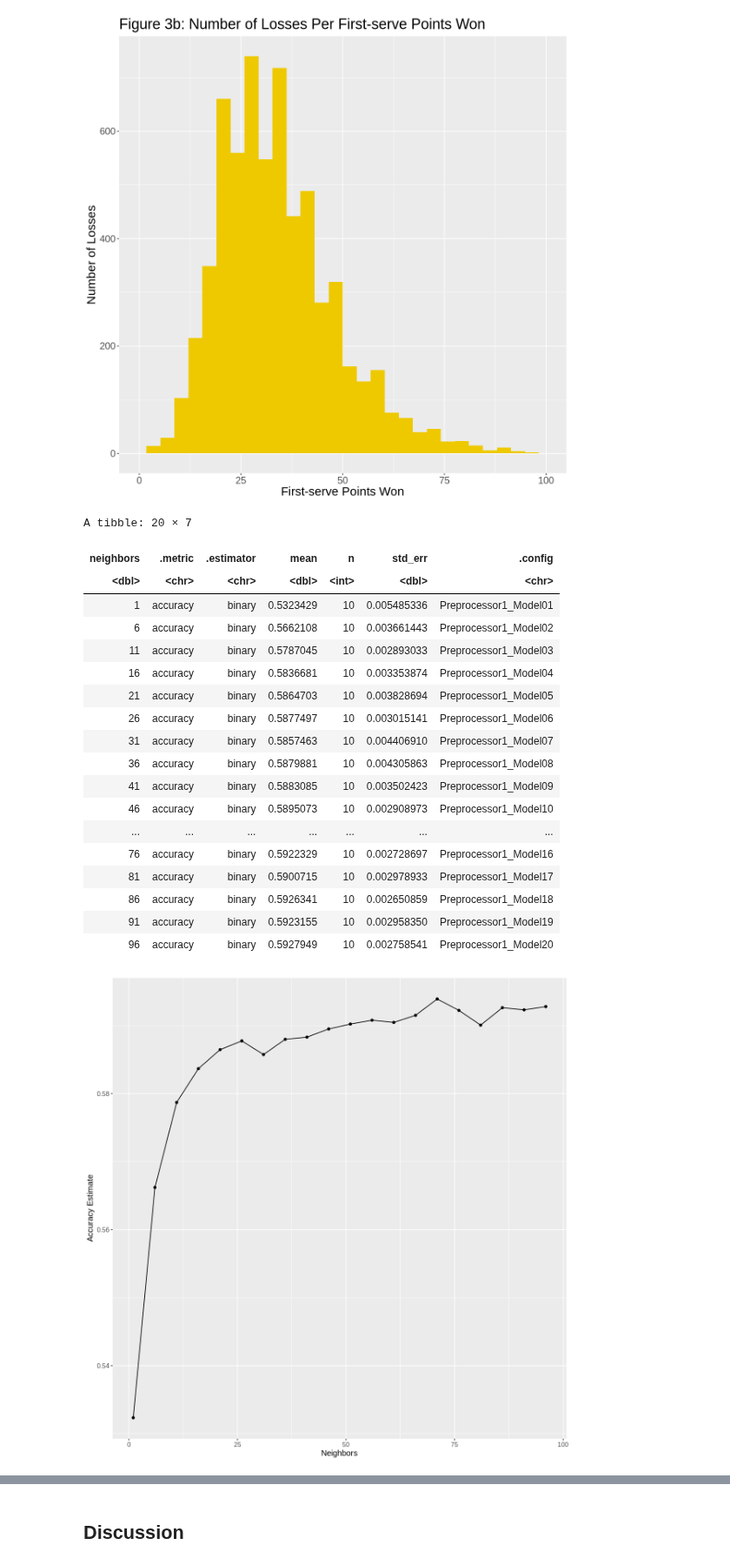
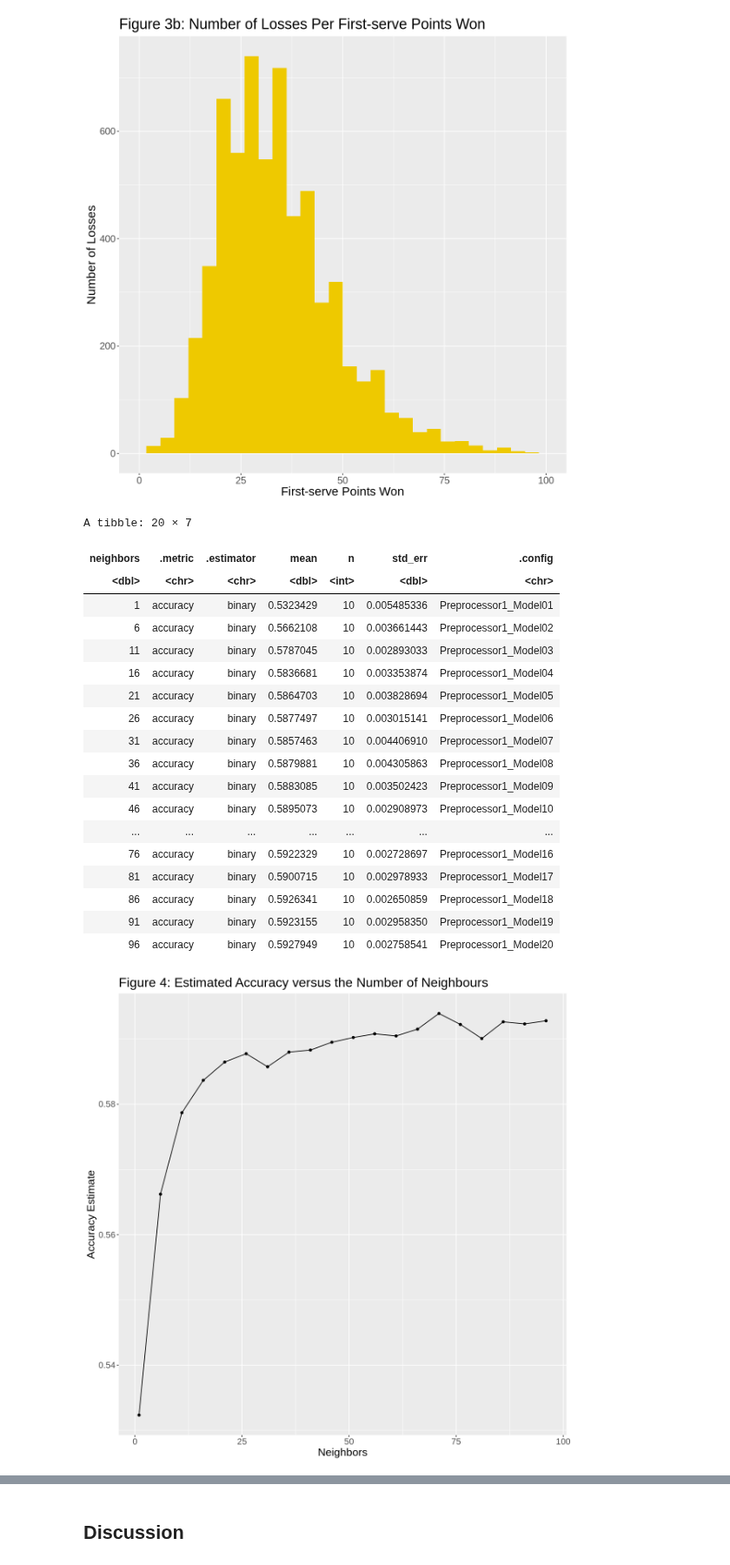
Before and after one commit to EllaShi7/DSCI-100-2022w2-Group-42-Project, a Jupyter notebook: Group_Project_Report.ipynb, the cells around one changed output, grey strips where cells are left out. Shown at 87% size. Cells and saved outputs as stored; diff of their text form; code cells hidden in the pictures.

```diff
--- a/Group_Project_Report.ipynb
+++ b/Group_Project_Report.ipynb
@@ -299,38 +299,40 @@ knn_results <- workflow() |>
   add_model(knn_spec) |>
   tune_grid(resamples = atp_vfold, grid = k_vals) |>
   collect_metrics()
+
+accuracies <- knn_results |>
+  filter(.metric == "accuracy")
+
+accuracies
+# %% [output]
+A tibble: 20 × 7
+| neighbors | .metric | .estimator | mean | n | std_err | .config |
+| <dbl> | <chr> | <chr> | <dbl> | <int> | <dbl> | <chr> |
+| 1 | accuracy | binary | 0.5323429 | 10 | 0.005485336 | Preprocessor1_Model01 |
+| 6 | accuracy | binary | 0.5662108 | 10 | 0.003661443 | Preprocessor1_Model02 |
+| 11 | accuracy | binary | 0.5787045 | 10 | 0.002893033 | Preprocessor1_Model03 |
+| 16 | accuracy | binary | 0.5836681 | 10 | 0.003353874 | Preprocessor1_Model04 |
+| 21 | accuracy | binary | 0.5864703 | 10 | 0.003828694 | Preprocessor1_Model05 |
+| 26 | accuracy | binary | 0.5877497 | 10 | 0.003015141 | Preprocessor1_Model06 |
+| 31 | accuracy | binary | 0.5857463 | 10 | 0.004406910 | Preprocessor1_Model07 |
+| 36 | accuracy | binary | 0.5879881 | 10 | 0.004305863 | Preprocessor1_Model08 |
+| 41 | accuracy | binary | 0.5883085 | 10 | 0.003502423 | Preprocessor1_Model09 |
+| 46 | accuracy | binary | 0.5895073 | 10 | 0.002908973 | Preprocessor1_Model10 |
+| ... | ... | ... | ... | ... | ... | ... |
+| 76 | accuracy | binary | 0.5922329 | 10 | 0.002728697 | Preprocessor1_Model16 |
+| 81 | accuracy | binary | 0.5900715 | 10 | 0.002978933 | Preprocessor1_Model17 |
+| 86 | accuracy | binary | 0.5926341 | 10 | 0.002650859 | Preprocessor1_Model18 |
+| 91 | accuracy | binary | 0.5923155 | 10 | 0.002958350 | Preprocessor1_Model19 |
+| 96 | accuracy | binary | 0.5927949 | 10 | 0.002758541 | Preprocessor1_Model20 |
 # %%
-accuracies <- knn_results |>
-  filter(.metric == "accuracy")
-
-accuracies
-
 accuracy_vs_k <- ggplot(accuracies, aes(x = neighbors, y = mean)) +
   geom_point() +
   geom_line() +
   labs(x = "Neighbors", y = "Accuracy Estimate") +
-  theme(text = element_text(size = 12))
+  ggtitle("Figure 4: Estimated Accuracy versus the Number of Neighbours") +
+  theme(text = element_text(size = 16))
 
 accuracy_vs_k
 # %% [output]
-A tibble: 20 × 7
-| neighbors | .metric | .estimator | mean | n | std_err | .config |
-| <dbl> | <chr> | <chr> | <dbl> | <int> | <dbl> | <chr> |
-| 1 | accuracy | binary | 0.5323429 | 10 | 0.005485336 | Preprocessor1_Model01 |
-| 6 | accuracy | binary | 0.5662108 | 10 | 0.003661443 | Preprocessor1_Model02 |
-| 11 | accuracy | binary | 0.5787045 | 10 | 0.002893033 | Preprocessor1_Model03 |
-| 16 | accuracy | binary | 0.5836681 | 10 | 0.003353874 | Preprocessor1_Model04 |
-| 21 | accuracy | binary | 0.5864703 | 10 | 0.003828694 | Preprocessor1_Model05 |
-| 26 | accuracy | binary | 0.5877497 | 10 | 0.003015141 | Preprocessor1_Model06 |
-| 31 | accuracy | binary | 0.5857463 | 10 | 0.004406910 | Preprocessor1_Model07 |
-| 36 | accuracy | binary | 0.5879881 | 10 | 0.004305863 | Preprocessor1_Model08 |
-| 41 | accuracy | binary | 0.5883085 | 10 | 0.003502423 | Preprocessor1_Model09 |
-| 46 | accuracy | binary | 0.5895073 | 10 | 0.002908973 | Preprocessor1_Model10 |
-| ... | ... | ... | ... | ... | ... | ... |
-| 76 | accuracy | binary | 0.5922329 | 10 | 0.002728697 | Preprocessor1_Model16 |
-| 81 | accuracy | binary | 0.5900715 | 10 | 0.002978933 | Preprocessor1_Model17 |
-| 86 | accuracy | binary | 0.5926341 | 10 | 0.002650859 | Preprocessor1_Model18 |
-| 91 | accuracy | binary | 0.5923155 | 10 | 0.002958350 | Preprocessor1_Model19 |
-| 96 | accuracy | binary | 0.5927949 | 10 | 0.002758541 | Preprocessor1_Model20 |
-[figure, old version]
+[figure, new version]
 # %%
```
Also changed, not shown: parts of 4 cells of this notebook.
